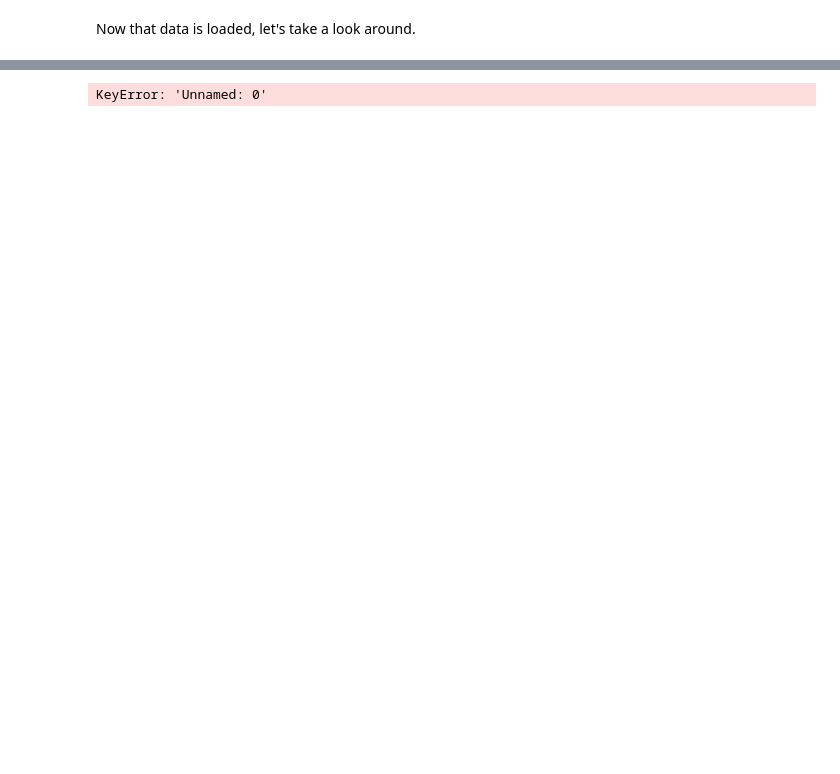
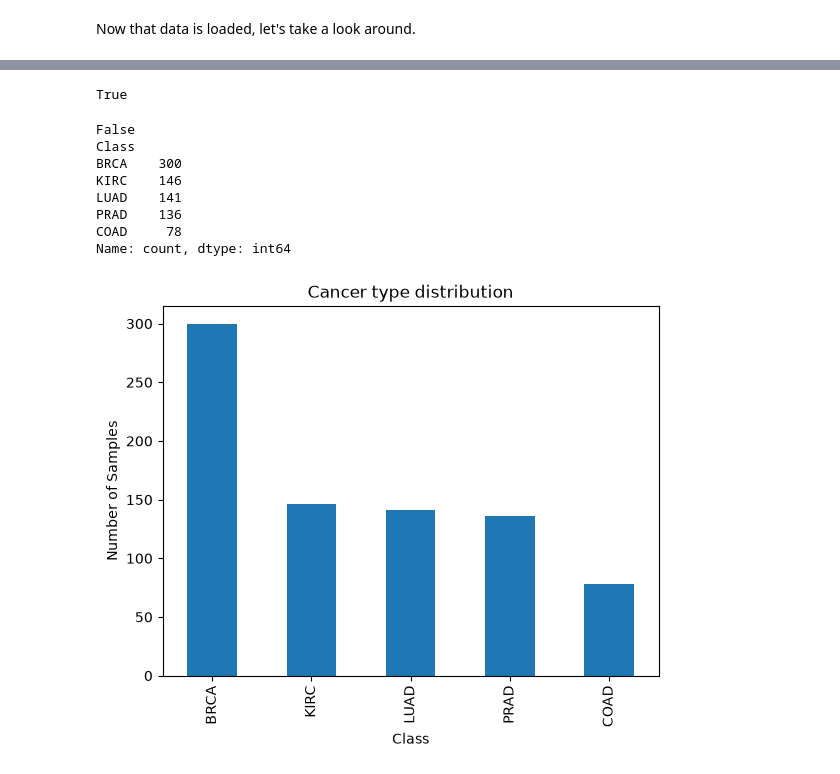
Before and after one commit to Swarland/cancer-rnaseq-ml, a Jupyter notebook: notebooks/01_explore_data.ipynb, the cells around one changed output, grey strips where cells are left out. Cells and saved outputs as stored; diff of their text form; code cells hidden in the pictures; blank space fills up the shorter version.

Commit message:
Exploratory analysis of cancer RNA-seq dataset

```diff
--- a/notebooks/01_explore_data.ipynb
+++ b/notebooks/01_explore_data.ipynb
@@ -21,12 +35,33 @@ print(f"Label matrix shape:      {labels_df.shape}")
 # %%
 ## Are all samples ids equal?
-expr_df["Unnamed: 0"].equals(labels_df["Unnamed: 0"])
+print(expr_df["Unnamed: 0"].equals(labels_df["Unnamed: 0"]))
+## True
 
 ## Set index
 
 expr_df = expr_df.set_index("Unnamed: 0")
 labels_df = labels_df.set_index("Unnamed: 0")
-
-expr_df.head()
 # %% [output]
-KeyError: 'Unnamed: 0'
+True
+# %%
+## Counts of different cell types
+print(labels_df['Class'].isna().any()) # No missing values, very good
+
+print(labels_df['Class'].value_counts()) # How many samples for each cancer type
+
+labels_df['Class'].value_counts().plot.bar()
+plt.ylabel('Number of Samples')
+plt.title('Cancer type distribution')
+plt.show()
+
+## BRCA is most common with 300, but smallest category, COAD,  still has 78.
+# %% [output]
+False
+Class
+BRCA    300
+KIRC    146
+LUAD    141
+PRAD    136
+COAD     78
+Name: count, dtype: int64
+[figure, added]
```
Also changed, not shown: parts of 6 cells of this notebook, 3 other files.
